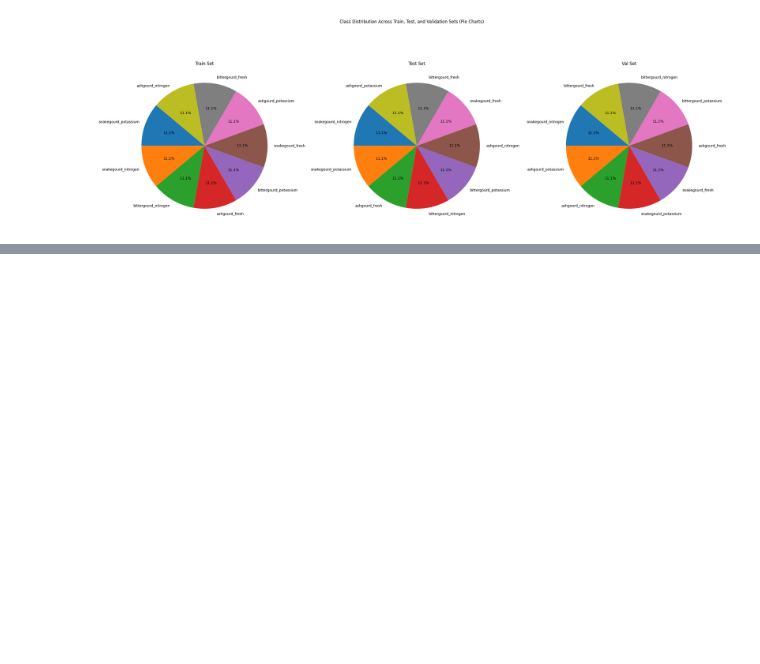
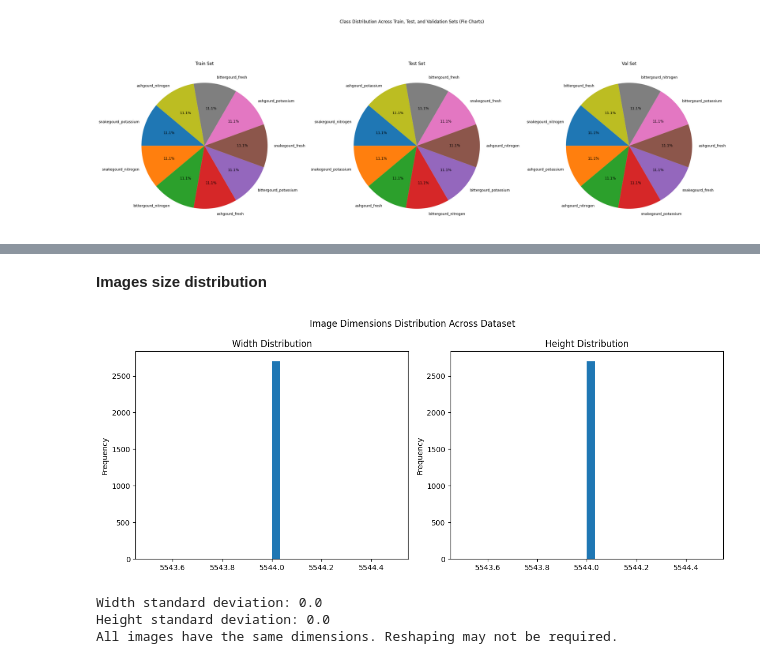
Before and after one commit to Srija-Swarna/Deep-learning-model-for-Early-detection-of-plant-nutritional-deficiencies, a Jupyter notebook: EDA_of_the_dataset.ipynb, the cells around one changed output, grey strips where cells are left out. Drawn from its saved outputs; the diff is of its cells as text; code cells hidden in the pictures; blank space fills up the shorter version.

```diff
--- a/EDA_of_the_dataset.ipynb
+++ b/EDA_of_the_dataset.ipynb
@@ -77,0 +111,62 @@ plt.show()
+# %% [markdown]
+**Images size distribution**
+# %%
+import os
+from PIL import Image
+import pandas as pd
+import matplotlib.pyplot as plt
+from collections import defaultdict
+
+# Function to gather image dimensions from a directory
+def calculate_image_dimensions(base_dir):
+    dimensions = defaultdict(list)
+    for split in ['train', 'test', 'val']:
+        split_path = os.path.join(base_dir, split)
+        if os.path.exists(split_path):
+            for class_name in os.listdir(split_path):
+                class_dir = os.path.join(split_path, class_name)
+                if os.path.isdir(class_dir):
+                    for image_file in os.listdir(class_dir):
+                        img_path = os.path.join(class_dir, image_file)
+                        with Image.open(img_path) as img:
+                            width, height = img.size
+                            dimensions[split].append((width, height))
+    return dimensions
+
+# Calculate image dimensions
+image_dimensions = calculate_image_dimensions(base_dir)
+
+# Convert dimensions to a DataFrame for easier analysis
+dimension_data = {'split': [], 'width': [], 'height': []}
+for split, dims in image_dimensions.items():
+    for (width, height) in dims:
+        dimension_data['split'].append(split)
+        dimension_data['width'].append(width)
+        dimension_data['height'].append(height)
+
+df = pd.DataFrame(dimension_data)
+
+# Display the distribution of image dimensions
+fig, ax = plt.subplots(1, 2, figsize=(12, 5))
+df['width'].plot(kind='hist', bins=30, ax=ax[0], title="Width Distribution")
+df['height'].plot(kind='hist', bins=30, ax=ax[1], title="Height Distribution")
+plt.suptitle("Image Dimensions Distribution Across Dataset")
+plt.tight_layout()
+plt.show()
+
+# Check if reshaping is required
+width_std_dev = df['width'].std()
+height_std_dev = df['height'].std()
+print(f"Width standard deviation: {width_std_dev}")
+print(f"Height standard deviation: {height_std_dev}")
+
+# Recommendation
+if width_std_dev > 0 or height_std_dev > 0:
+    print("Images have varying dimensions. Consider resizing them to a uniform shape (e.g., 224x224) for model consistency.")
+else:
+    print("All images have the same dimensions. Reshaping may not be required.")
+# %% [output]
+[figure, added]
+Width standard deviation: 0.0
+Height standard deviation: 0.0
+All images have the same dimensions. Reshaping may not be required.
```
Also changed, not shown: parts of 2 cells of this notebook.
